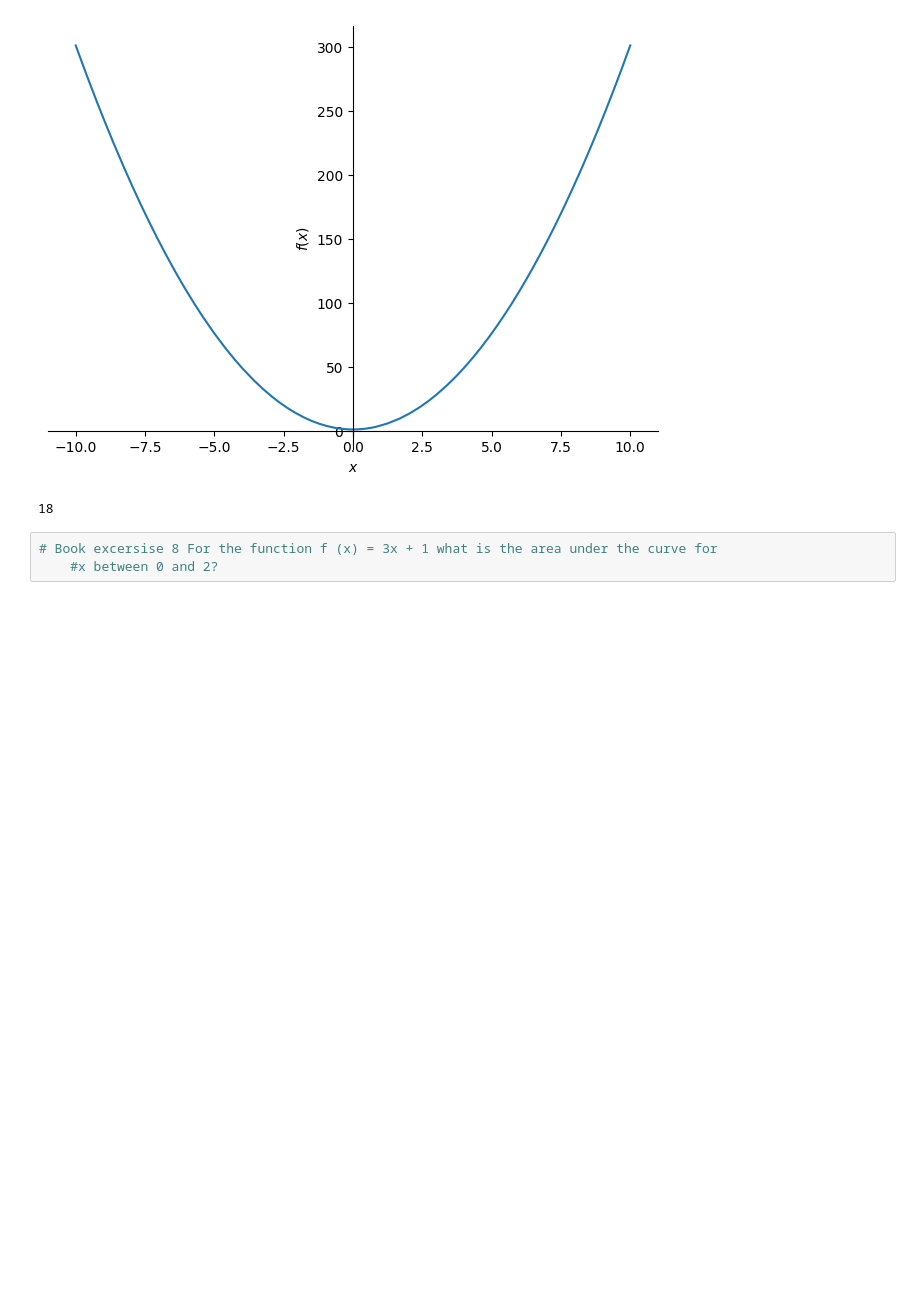
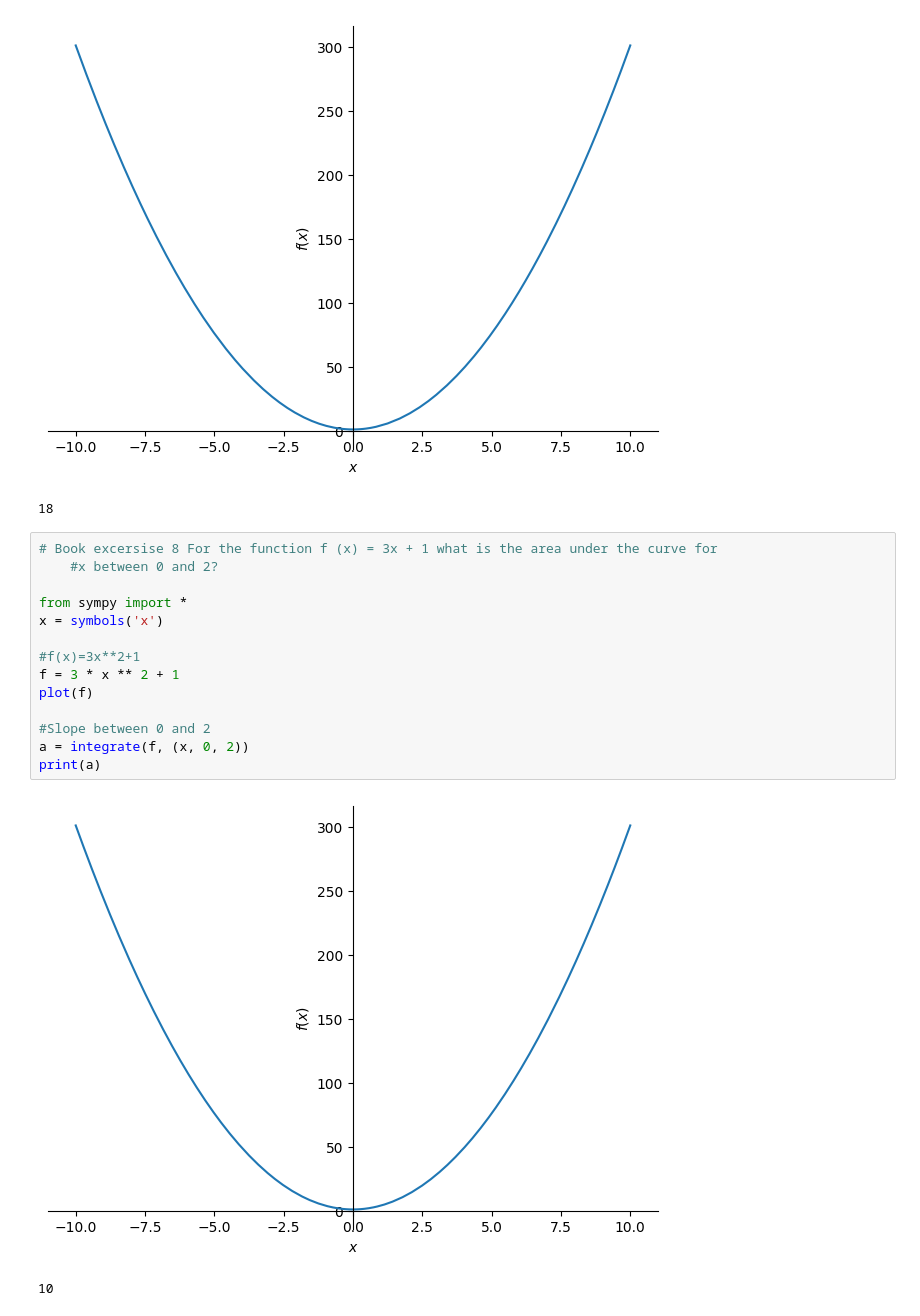
Before and after one commit to gcop9/MDD---T02-Math-and-Stats-in-Python, a Jupyter notebook: assignments-class1.ipynb, the cells around one changed output. Saved outputs shown, nothing was run; the diff lists cells and outputs as text; blank space fills up the shorter version.

```diff
--- a/assignments-class1.ipynb
+++ b/assignments-class1.ipynb
@@ -111,3 +111,17 @@ print(dx_f.subs(x,3))
 # %%
 # Book excersise 8 For the function f (x) = 3x + 1 what is the area under the curve for
     #x between 0 and 2?
+
+from sympy import *
+x = symbols('x')
+
+#f(x)=3x**2+1
+f = 3 * x ** 2 + 1
+plot(f)
+
+#Slope between 0 and 2
+a = integrate(f, (x, 0, 2))
+print(a)
+# %% [output]
+[figure, added]
+10
```
